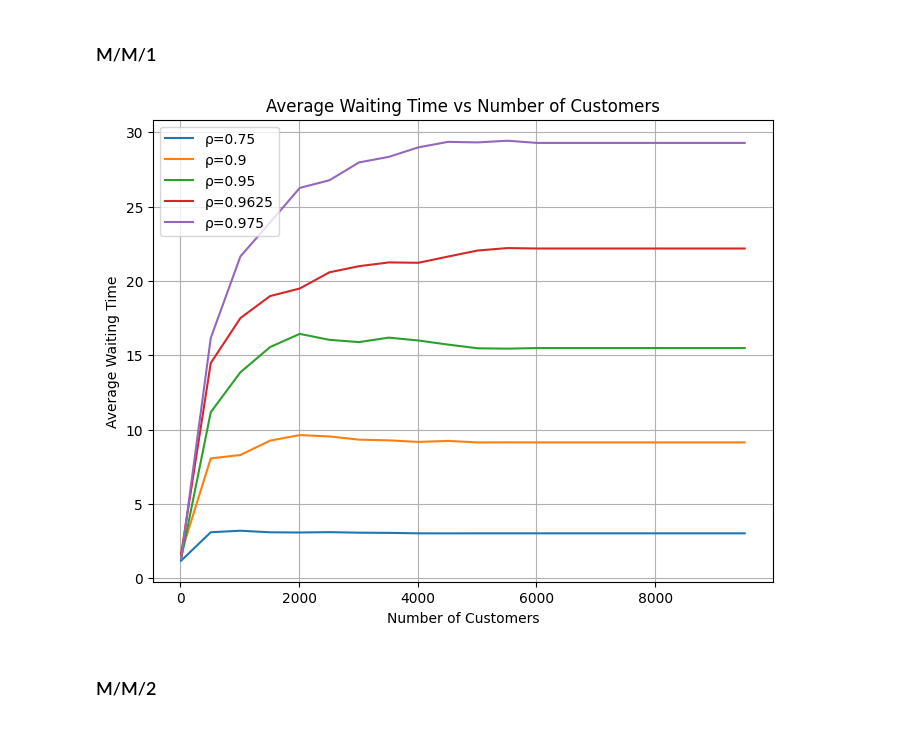
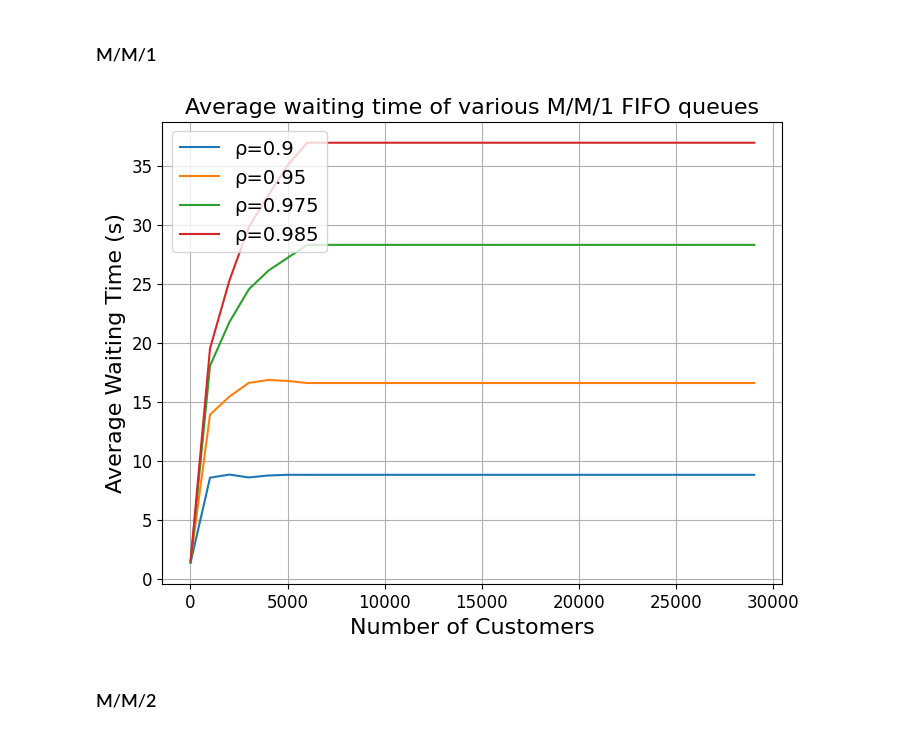
Before and after one commit to LodeVermeulen/stochastic-simulation, a Jupyter notebook: Homework 2/HW2.ipynb, the cells around one changed output. Saved outputs shown, nothing was run; the diff lists cells and outputs as text; code cells hidden in the pictures.

```diff
--- a/Homework 2/HW2.ipynb
+++ b/Homework 2/HW2.ipynb
@@ -203,9 +202,9 @@ def run_simulations(
             range(runs_per_config), leave=False, desc=f"Simulating for ρ={load_factor:.2f}"
         ):
             recorded_waits = simulate_queue_network(
-                servers_count, arrival_rate, service_rate, simulation_time, client_process
+                servers_count, arrival_rate, service_rate, simulation_time, client_process=client_process
             )
-            customer_counts = np.arange(10, 10000, 500)
+            customer_counts = np.arange(10, 30000, 1000)
             for count in customer_counts:
                 average_wait = np.mean(recorded_waits[:count])
                 results_dict["Load Factor"].append(load_factor)
@@ -219,7 +218,11 @@ def run_simulations(
     return results_df
 
 
-def plot_simulations(results_df: pd.DataFrame, load_factors: List[float]) -> None:
+def plot_simulations(
+    results_df: pd.DataFrame,
+    load_factors: List[float],
+    plot_title: str = "Average Waiting Time vs Number of Customers",
+) -> None:
     """Plot the average waiting time as a function of the number of customers.
 
     Args:
@@ -228,6 +231,7 @@ def plot_simulations(results_df: pd.DataFrame, load_factors: List[float]) -> Non
             - "Customers": The number of customers considered.
             - "Mean Wait Time": The average waiting time for the given number of customers.
         load_factors: A list of load factors (ρ) to include in the plot.
+        plot_title: Title of the plot.
 
     Returns:
         None. Displays a plot showing the relationship between the number of customers
@@ -240,34 +244,35 @@ def plot_simulations(results_df: pd.DataFrame, load_factors: List[float]) -> Non
         avg_waits = subset.groupby("Customers")["Mean Wait Time"].mean()
         plt.plot(avg_waits.index, avg_waits.values, label=f"ρ={load_factor}")
 
-    plt.title("Average Waiting Time vs Number of Customers")
-    plt.xlabel("Number of Customers")
-    plt.ylabel("Average Waiting Time")
-    plt.legend()
+    plt.title(plot_title, fontsize=16)
+    plt.xlabel("Number of Customers", fontsize=16)
+    plt.ylabel("Average Waiting Time (s)", fontsize=16)
+    plt.tick_params(axis="both", which="major", labelsize=12)
+    plt.legend(fontsize=14)
     plt.grid(True)
     plt.show()
 # %% [markdown]
 ### M/M/1
 # %%
 # Parameters
-load_factors = [0.75, 0.90, 0.95, 0.9625, 0.975]
+load_factors = [0.90, 0.95, 0.975, 0.985]
 servers_count = 1
 service_rate = 1.0
 simulation_time = 6000
-runs_per_config = 50
+runs_per_config = 100
 
 # Run simulations
 results_df_mm1 = run_simulations(
     load_factors, runs_per_config, servers_count, service_rate, simulation_time
 )
 
 # Save the results to a CSV
 results_df_mm1.to_csv("sim_mm1.csv", index=False)
 
 # Plot the results
-plot_simulations(results_df_mm1, load_factors)
+plot_simulations(results_df_mm1, load_factors, plot_title="Average waiting time of various M/M/1 FIFO queues")
 # %% [output]
-[figure, old version]
+[figure, new version]
 # %% [markdown]
 ### M/M/2
 # %%
```
Also changed, not shown: parts of 28 cells of this notebook, 5 other files.
